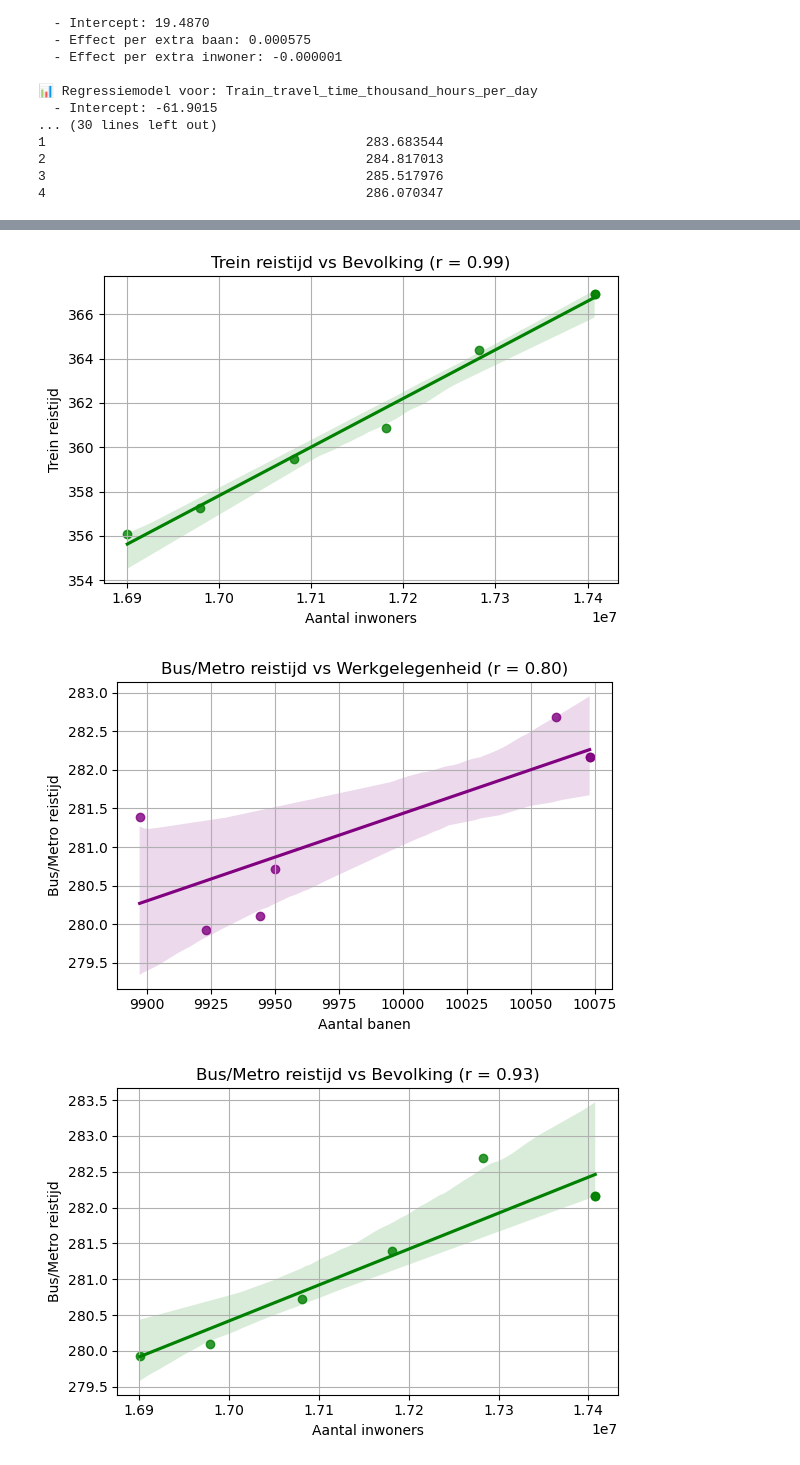
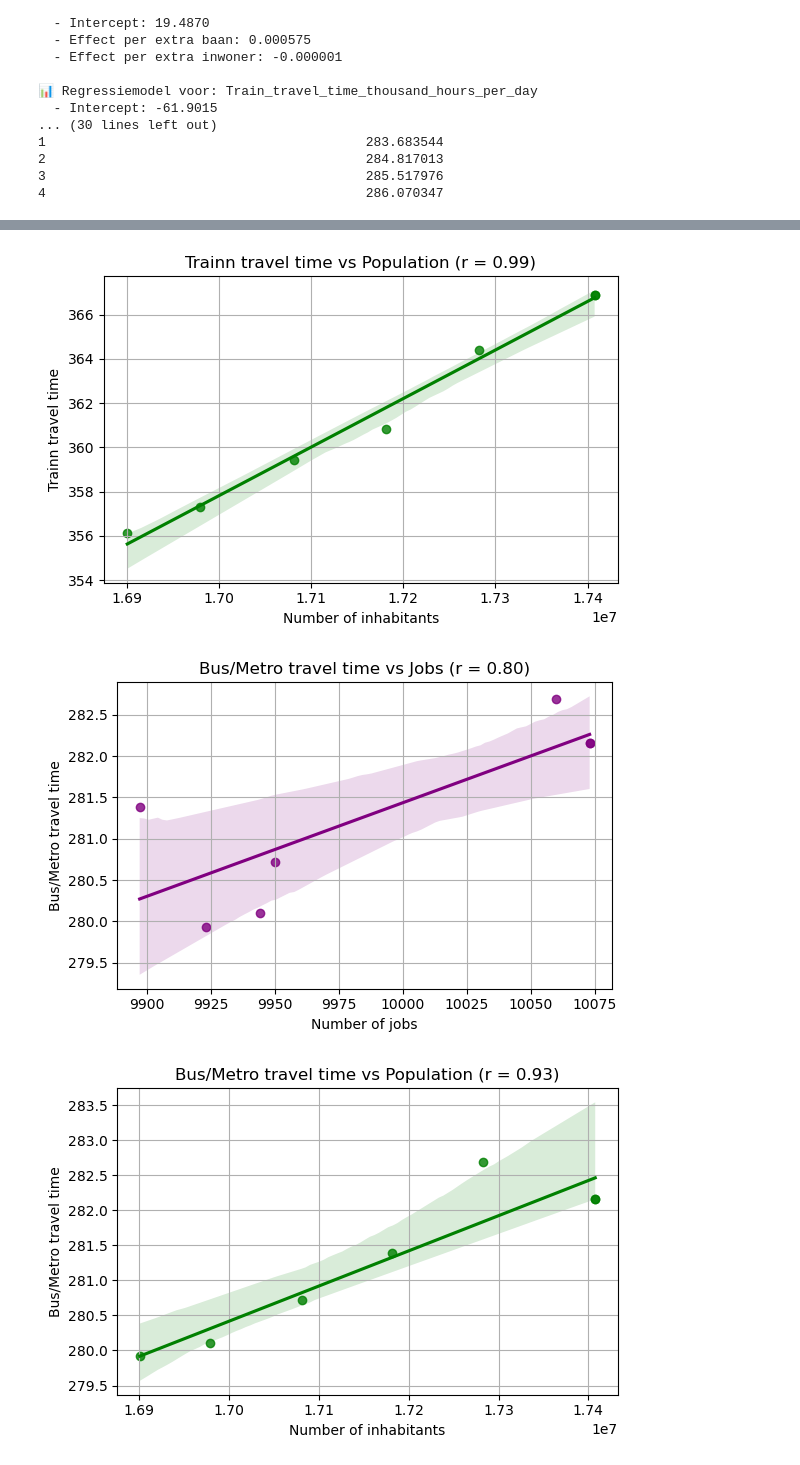
Before and after one commit to lotterus2003/groep24, a Jupyter notebook: subquestion 2/subq 2 py.ipynb, the cells around one changed output, grey strips where cells are left out. Cells and saved outputs as stored; diff of their text form; code cells hidden in the pictures.

```diff
--- a/subquestion 2/subq 2 py.ipynb
+++ b/subquestion 2/subq 2 py.ipynb
@@ -223,14 +223,14 @@ print(pt_voorspeld_df)
 import matplotlib.pyplot as plt
 
 fig, axs = plt.subplots(2, 2, figsize=(14, 8), sharex=True)
-fig.suptitle("PT-gebruik voor werkverkeer: werkelijke vs voorspelde waarden", fontsize=16)
+fig.suptitle("PT usage for commuting: actual vs predicted values", fontsize=16)
 
 # Vervoerswijzen en instellingen
 vervoerswijzen = [
-    ("Train_distance_million_km_per_day", "Treinafstand", "miljoen km/dag", pt_distance_df),
-    ("BusMetro_distance_million_km_per_day", "Bus/Metro afstand", "miljoen km/dag", pt_distance_df),
-    ("Train_travel_time_thousand_hours_per_day", "Trein reistijd", "duizend uur/dag", pt_time_df),
-    ("BusMetro_travel_time_thousand_hours_per_day", "Bus/Metro reistijd", "duizend uur/dag", pt_time_df)
+    ("Train_distance_million_km_per_day", "Train distance", "million km/day", pt_distance_df),
+    ("BusMetro_distance_million_km_per_day", "Bus/Metro distance", "million km/day", pt_distance_df),
+    ("Train_travel_time_thousand_hours_per_day", "Trein travel time", "thousand hour/day", pt_time_df),
+    ("BusMetro_travel_time_thousand_hours_per_day", "Bus/Metro travel time", "thousand hour/day", pt_time_df)
 ]
 
 kleuren = ["blue", "orange", "green", "red"]
@@ -239,7 +239,7 @@ for i, (kolom, label, y_label, df) in enumerate(vervoerswijzen):
     ax = axs[i // 2, i % 2]
 
     # Werkelijke data
-    ax.plot(df["Year"], df[kolom], label=f"{label} (werkelijk)", color=kleuren[i])
+    ax.plot(df["Year"], df[kolom], label=f"{label} (actual)", color=kleuren[i])
     ax.scatter(df["Year"], df[kolom], color=kleuren[i], s=30)
 
     # Voorspelde data
@@ -252,7 +252,7 @@ for i, (kolom, label, y_label, df) in enumerate(vervoerswijzen):
     voorspeld_jaren = [laatste_jaar] + list(voorspeld_jaren)
     voorspeld_waarden = [laatste_waarde] + list(voorspeld)
 
-    ax.plot(voorspeld_jaren, voorspeld_waarden, label=f"{label} (voorspeld)", color=kleuren[i], linestyle="--")
+    ax.plot(voorspeld_jaren, voorspeld_waarden, label=f"{label} (predicted)", color=kleuren[i], linestyle="--")
 
     # Layout
     ax.axvline(x=2019.5, color="gray", linestyle="--", linewidth=1)
@@ -261,8 +261,8 @@ for i, (kolom, label, y_label, df) in enumerate(vervoerswijzen):
     ax.grid(True)
     ax.legend()
 
-axs[1, 0].set_xlabel("Jaar")
-axs[1, 1].set_xlabel("Jaar")
+axs[1, 0].set_xlabel("Year")
+axs[1, 1].set_xlabel("Year")
 plt.tight_layout(rect=[0, 0, 1, 0.95])
 plt.show()
 # %% [output]
@@ -284,10 +284,10 @@ bevolking_filtered = bevolking_df[bevolking_df["Perioden"].isin(jaren)]
 
 # Mapping: (PT-kolom, label, dataframe)
 plots = [
-    ("Train_distance_million_km_per_day", "Treinafstand", pt_distance_filtered),
-    ("BusMetro_distance_million_km_per_day", "Bus/Metro afstand", pt_distance_filtered),
-    ("Train_travel_time_thousand_hours_per_day", "Trein reistijd", pt_time_filtered),
-    ("BusMetro_travel_time_thousand_hours_per_day", "Bus/Metro reistijd", pt_time_filtered)
+    ("Train_distance_million_km_per_day", "Train dinstance", pt_distance_filtered),
+    ("BusMetro_distance_million_km_per_day", "Bus/Metro distance", pt_distance_filtered),
+    ("Train_travel_time_thousand_hours_per_day", "Trainn travel time", pt_time_filtered),
+    ("BusMetro_travel_time_thousand_hours_per_day", "Bus/Metro travel time", pt_time_filtered)
 ]
 
 for kolom, label, df in plots:
@@ -314,8 +314,8 @@ for kolom, label, df in plots:
     r_banen, _ = pearsonr(df_merged["Banen_voorspeld"], df_merged["PT"])
     plt.figure(figsize=(6, 4))
     sns.regplot(x="Banen_voorspeld", y="PT", data=df_merged, color="purple")
-    plt.title(f"{label} vs Werkgelegenheid (r = {r_banen:.2f})")
-    plt.xlabel("Aantal banen")
+    plt.title(f"{label} vs Jobs (r = {r_banen:.2f})")
+    plt.xlabel("Number of jobs")
     plt.ylabel(label)
     plt.grid(True)
     plt.tight_layout()
@@ -325,8 +325,8 @@ for kolom, label, df in plots:
     r_bevolking, _ = pearsonr(df_merged["Bevolking aan het eind van de periode (aantal)"], df_merged["PT"])
     plt.figure(figsize=(6, 4))
     sns.regplot(x="Bevolking aan het eind van de periode (aantal)", y="PT", data=df_merged, color="green")
-    plt.title(f"{label} vs Bevolking (r = {r_bevolking:.2f})")
-    plt.xlabel("Aantal inwoners")
+    plt.title(f"{label} vs Population (r = {r_bevolking:.2f})")
+    plt.xlabel("Number of inhabitants")
     plt.ylabel(label)
     plt.grid(True)
     plt.tight_layout()
@@ -340,3 +340,3 @@ for kolom, label, df in plots:
-[figure, old version]
+[figure, new version]
-[figure, old version]
+[figure, new version]
-[figure, old version]
+[figure, new version]
```
Also changed, not shown: parts of 3 cells of this notebook.
